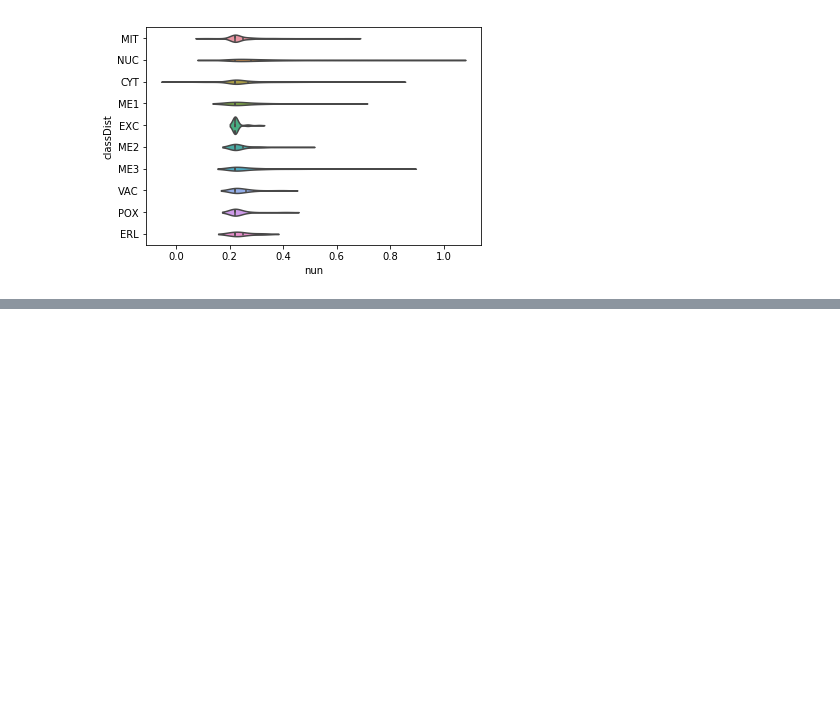
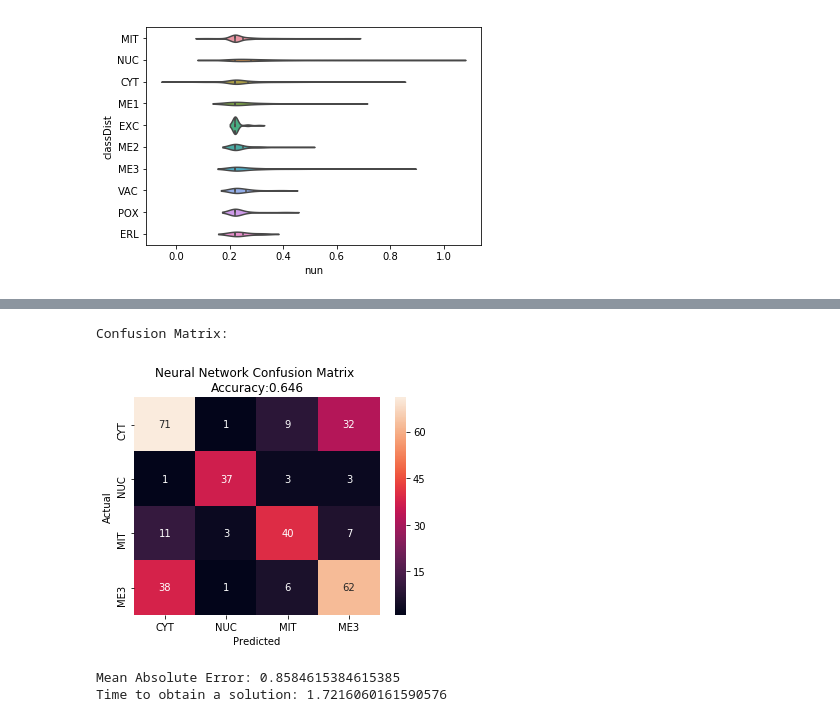
Before and after one commit to diogomotapinto/IART-Vision, a Jupyter notebook: Project_iart .ipynb, the cells around one changed output, grey strips where cells are left out. Drawn from its saved outputs; the diff is of its cells as text; code cells hidden in the pictures; blank space fills up the shorter version.

```diff
--- a/Project_iart .ipynb
+++ b/Project_iart .ipynb
@@ -287,27 +313,37 @@ print('Time spent training: {} seconds'.format(timeSpent))
 # %%
 # Metric analise from the neural network train
 def neuralMetrics():
     print("Confusion Matrix: ")
     start = time.time()
     y_pred = nn.predict(x_test)
     end = time.time()
     mae = mean_absolute_error(y_test, y_pred)
     neuralCM = confusion_matrix(y_test,y_pred)
     df_confusion = pd.crosstab(y_test,y_pred,rownames=['Actual'],colnames=['Predicted'],margins=True)
-    confusionM_df = pd.DataFrame(neuralCM,
-                     index = ['CYT','NUC','MIT','ME3','ME2','ME1','EXC','VAC','POX','ERL'],
-                     columns = ['CYT','NUC','MIT','ME3','ME2','ME1','EXC','VAC','POX','ERL'])
+    if full == True:
+        confusionM_df = pd.DataFrame(neuralCM,
+                         index = ['CYT','NUC','MIT','ME3','ME2','ME1','EXC','VAC','POX','ERL'],
+                         columns = ['CYT','NUC','MIT','ME3','ME2','ME1','EXC','VAC','POX','ERL'])
+    else:
+        confusionM_df = pd.DataFrame(neuralCM,
+                             index = ['CYT','NUC','MIT','ME3'],
+                             columns = ['CYT','NUC','MIT','ME3'])
     plt.figure(figsize=(5.5,4))
     sns.heatmap(confusionM_df, annot=True)
     plt.title('Neural Network Confusion Matrix \nAccuracy:{0:.3f}'.format(accuracy_score(y_test, y_pred)))
     plt.ylabel('Actual')
     plt.xlabel('Predicted')
     plt.show()
     print("Mean Absolute Error: {}".format(mae))
 
 timeSpent = end - start
 neuralMetrics()
 print("Time to obtain a solution: {}".format(timeSpent))
+# %% [output]
+Confusion Matrix:
+[figure, added]
+Mean Absolute Error: 0.8584615384615385
+Time to obtain a solution: 1.7216060161590576
 # %%
 # Support Vector Machine
 y = encode.fit_transform(df['classDist'].astype(str))
```
Also changed, not shown: parts of 7 cells of this notebook, 1 other file.
